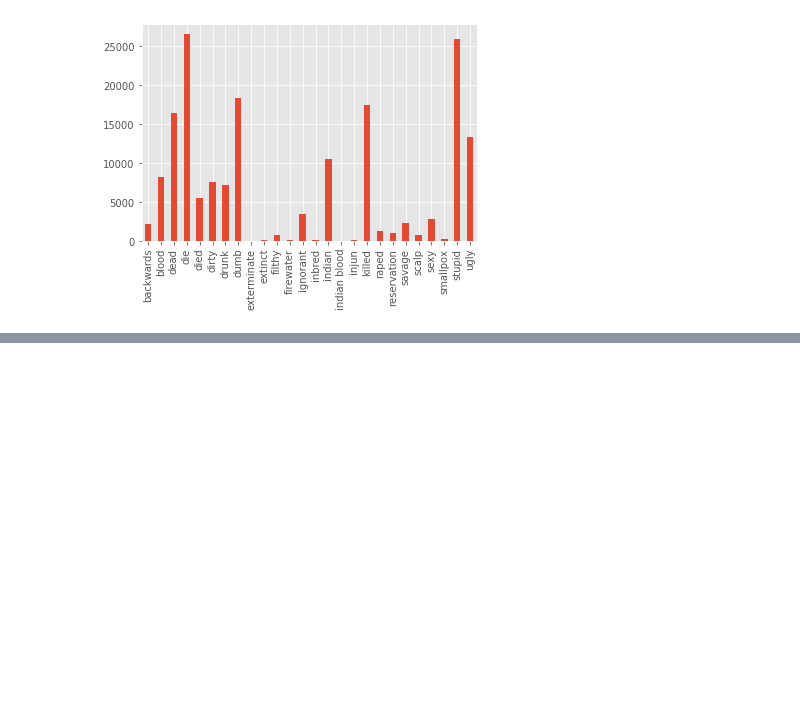
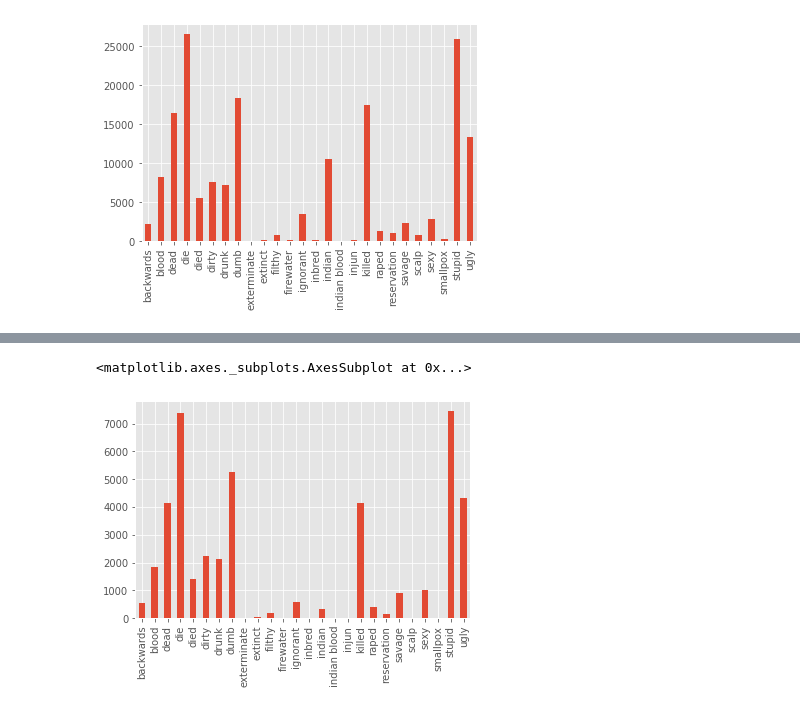
Before and after one commit to IndigenousEngineering/Not_Your_Mascot, a Jupyter notebook: Not_Your_Mascot_full.ipynb, the cells around one changed output, grey strips where cells are left out. Cells and saved outputs as stored; diff of their text form; code cells hidden in the pictures; blank space fills up the shorter version.

Commit message:
term frequencies per dataset: Native mascots vs 49ers

```diff
--- a/Not_Your_Mascot_full.ipynb
+++ b/Not_Your_Mascot_full.ipynb
@@ -1399,0 +1427,7 @@ Not_Your_Mascot_full_df['term'].value_counts().sort_index().plot.bar()
+# %%
+# 49ers term frequencies
+
+sf_49ers_terms_full_df['term'].value_counts().sort_index().plot.bar()
+# %% [output]
+<matplotlib.axes._subplots.AxesSubplot at 0x...>
+[figure, added]
```
Also changed, not shown: parts of 7 cells of this notebook.
